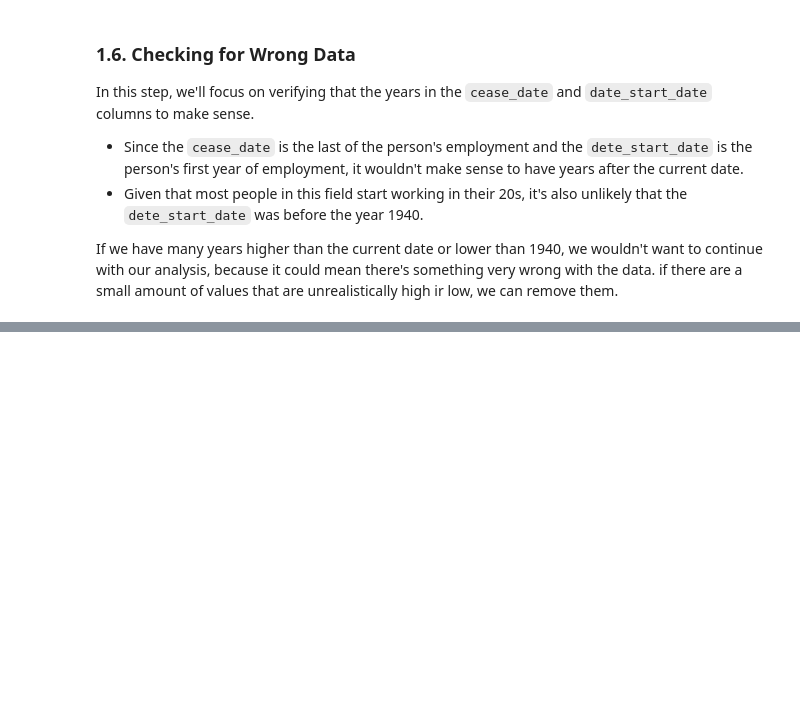
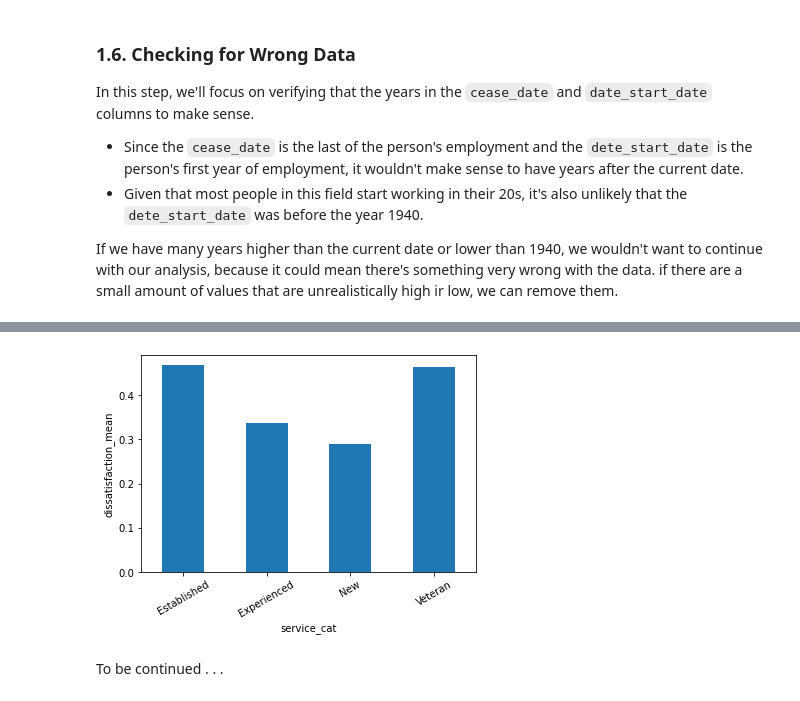
Before and after one commit to imanyahya/employee_exit_surveys, a Jupyter notebook: Employee Exit Surveys Analysis.ipynb, the cells around one changed output, grey strips where cells are left out. Saved outputs shown, nothing was run; the diff lists cells and outputs as text; code cells hidden in the pictures; blank space fills up the shorter version.

```diff
--- a/Employee Exit Surveys Analysis.ipynb
+++ b/Employee Exit Surveys Analysis.ipynb
@@ -258,0 +433,5 @@ If we have many years higher than the current date or lower than 1940, we wouldn
+# %%
+combined = pd.concat([dete_resignations, tafe_resignations],
+                    ignore_index=True)
+
+combined.head()
@@ -258,0 +448,2 @@ If we have many years higher than the current date or lower than 1940, we wouldn
+# %%
+combined_updated = combined.dropna(axis=1, thresh=500)
@@ -258,0 +497,4 @@ If we have many years higher than the current date or lower than 1940, we wouldn
+# %%
+combined_updated['institute_service_up'] = combined_updated['institute_service'].astype('str').str.extract(r'(\d+)')
+combined_updated['institute_service_up'] = combined_updated['institute_service_up'].astype('float')
+combined_updated['institute_service_up'].value_counts(dropna=False).sort_index()
@@ -258,0 +531,15 @@ If we have many years higher than the current date or lower than 1940, we wouldn
+# %%
+def career_stage(val):
+    if (pd.isnull(val)):
+        return np.nan
+    elif (val < 3):
+        return 'New'
+    elif (val >= 3) and (val <= 6):
+        return 'Experienced'
+    elif (val >= 7) and (val <= 10):
+        return 'Established'
+    elif (val >= 11):
+        return 'Veteran'
+
+combined_updated['service_cat'] = combined_updated['institute_service_up'].apply(career_stage)
+combined_updated['service_cat'].value_counts(dropna=False)
@@ -258,0 +563,8 @@ If we have many years higher than the current date or lower than 1940, we wouldn
+# %%
+%matplotlib inline
+combined_updated.pivot_table('dissatisfied','service_cat').plot(kind='bar', rot=30, legend=False, ylabel='dissatisfaction_mean')
+plt.show()
+# %% [output]
+[figure, added]
+# %% [markdown]
+To be continued . . .
```
Also changed, not shown: parts of 36 cells of this notebook.
